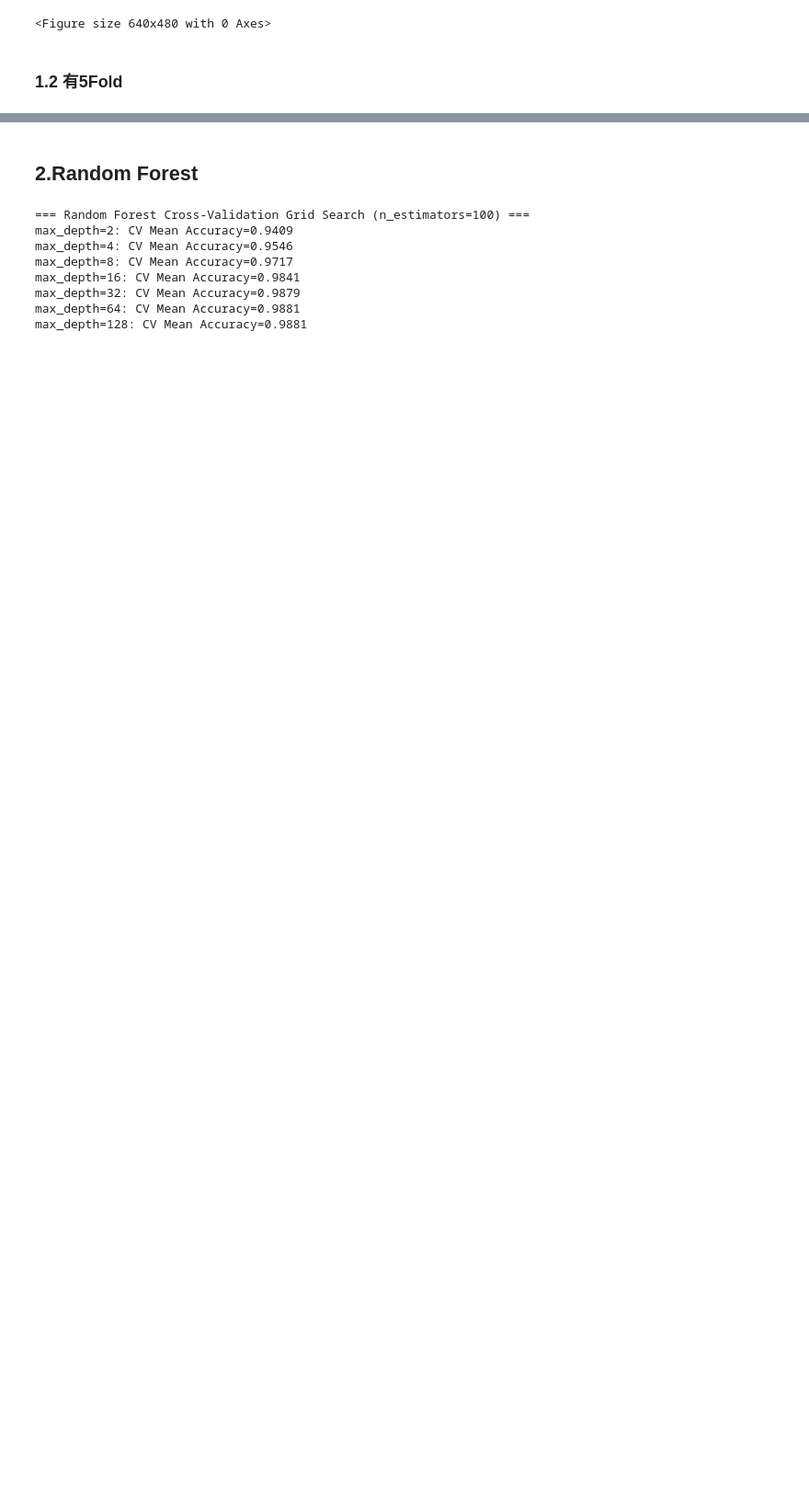
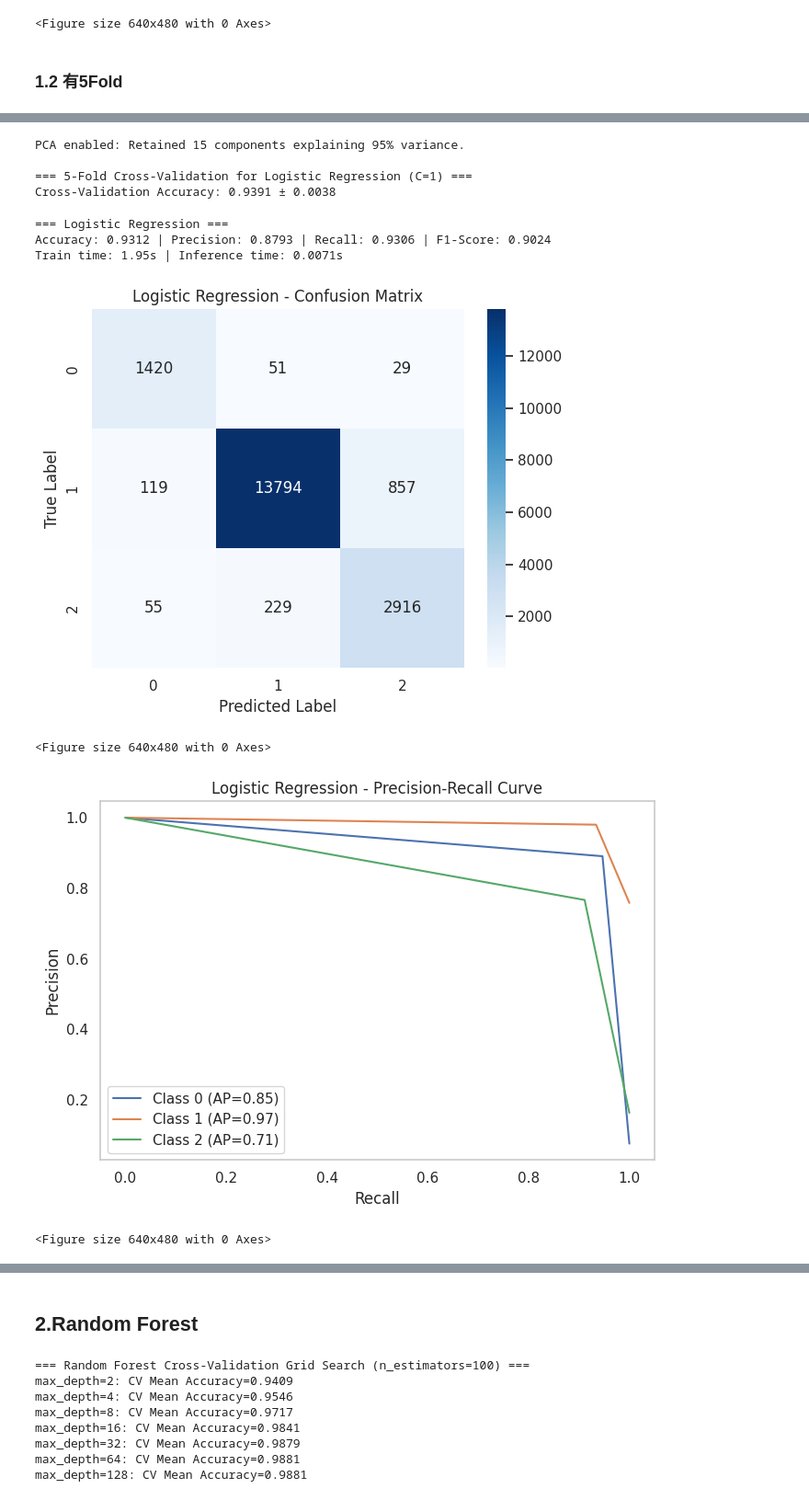
Before and after one commit to Renee0330/bob_study_allFiles, a Jupyter notebook: untitled1.ipynb, the cells around one changed output, grey strips where cells are left out. Shown at 92% size. Drawn from its saved outputs; the diff is of its cells as text; code cells hidden in the pictures; blank space fills up the shorter version.

```diff
--- a/untitled1.ipynb
+++ b/untitled1.ipynb
@@ -872,0 +954,14 @@ Train time: 86.19s | Inference time: 0.0110s
+# %%
+result_logistic_raw = train_logistic_regression(X_train_resampled, y_train_resampled, X_test, y_test, C=1, use_pca=True)
+# %% [output]
+PCA enabled: Retained 15 components explaining 95% variance.
+
+=== 5-Fold Cross-Validation for Logistic Regression (C=1) ===
+Cross-Validation Accuracy: 0.9391 ± 0.0038
+=== Logistic Regression ===
+Accuracy: 0.9312 | Precision: 0.8793 | Recall: 0.9306 | F1-Score: 0.9024
+Train time: 1.95s | Inference time: 0.0071s
+[figure, added]
+<Figure size 640x480 with 0 Axes>
+[figure, added]
+<Figure size 640x480 with 0 Axes>
```
Also changed, not shown: parts of 21 cells of this notebook.
